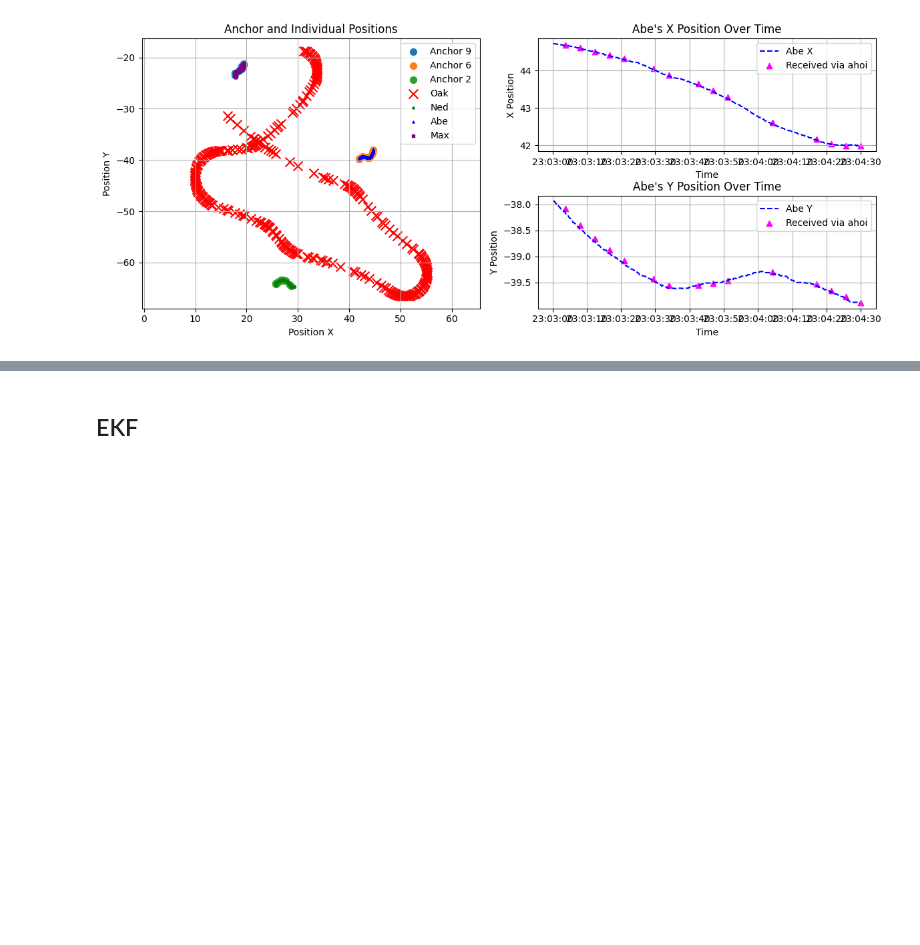
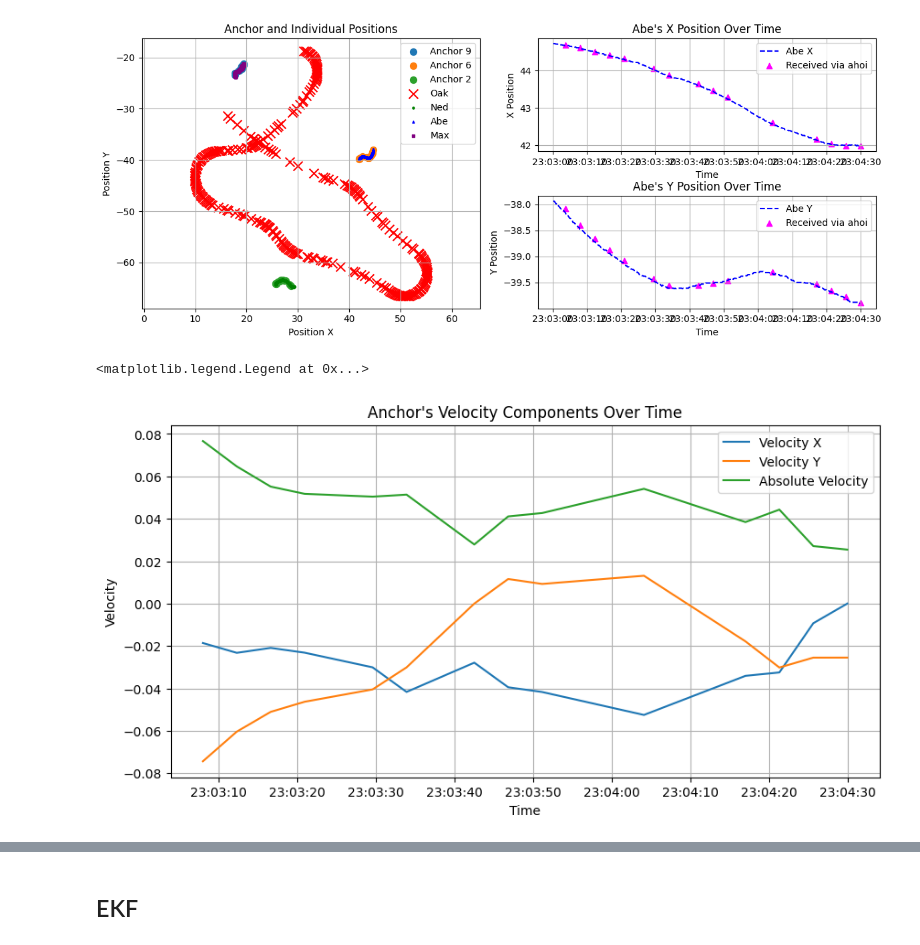
Before and after one commit to DanielDuecker/moos-ivp-ahoi, a Jupyter notebook: missions/ahoi_multi_agent_base/analysis_ahoi_backup.ipynb, the cells around one changed output, grey strips where cells are left out. Cells and saved outputs as stored; diff of their text form; code cells hidden in the pictures; blank space fills up the shorter version.

```diff
--- a/missions/ahoi_multi_agent_base/analysis_ahoi_backup.ipynb
+++ b/missions/ahoi_multi_agent_base/analysis_ahoi_backup.ipynb
@@ -366,3 +375,29 @@ plt.tight_layout()
 plt.show()
 # %% [output]
 [figure]
+# %%
+anchor_df = pos_ack_data[pos_ack_data['anchor_id'] == 6][['time', 'pos_x', 'pos_y']]
+
+
+
+# Calculate the time difference between each row
+time_diff = anchor_df['time'].diff().dt.total_seconds()
+
+
+vel_x = anchor_df['pos_x'].diff() / time_diff
+vel_y = anchor_df['pos_y'].diff() / time_diff
+vel_abs = np.sqrt(vel_x ** 2 + vel_y ** 2)
+
+# Plot the velocity components and absolute velocity
+plt.figure(figsize=(10, 5))
+plt.plot(anchor_df['time'], vel_x, label='Velocity X')
+plt.plot(anchor_df['time'], vel_y, label='Velocity Y')
+plt.plot(anchor_df['time'], vel_abs, label='Absolute Velocity')
+plt.xlabel('Time')
+plt.ylabel('Velocity')
+plt.title("Anchor's Velocity Components Over Time")
+plt.grid(True)
+plt.legend()
+# %% [output]
+<matplotlib.legend.Legend at 0x...>
+[figure, added]
```
Also changed, not shown: parts of 3 cells of this notebook, 2 other files.
